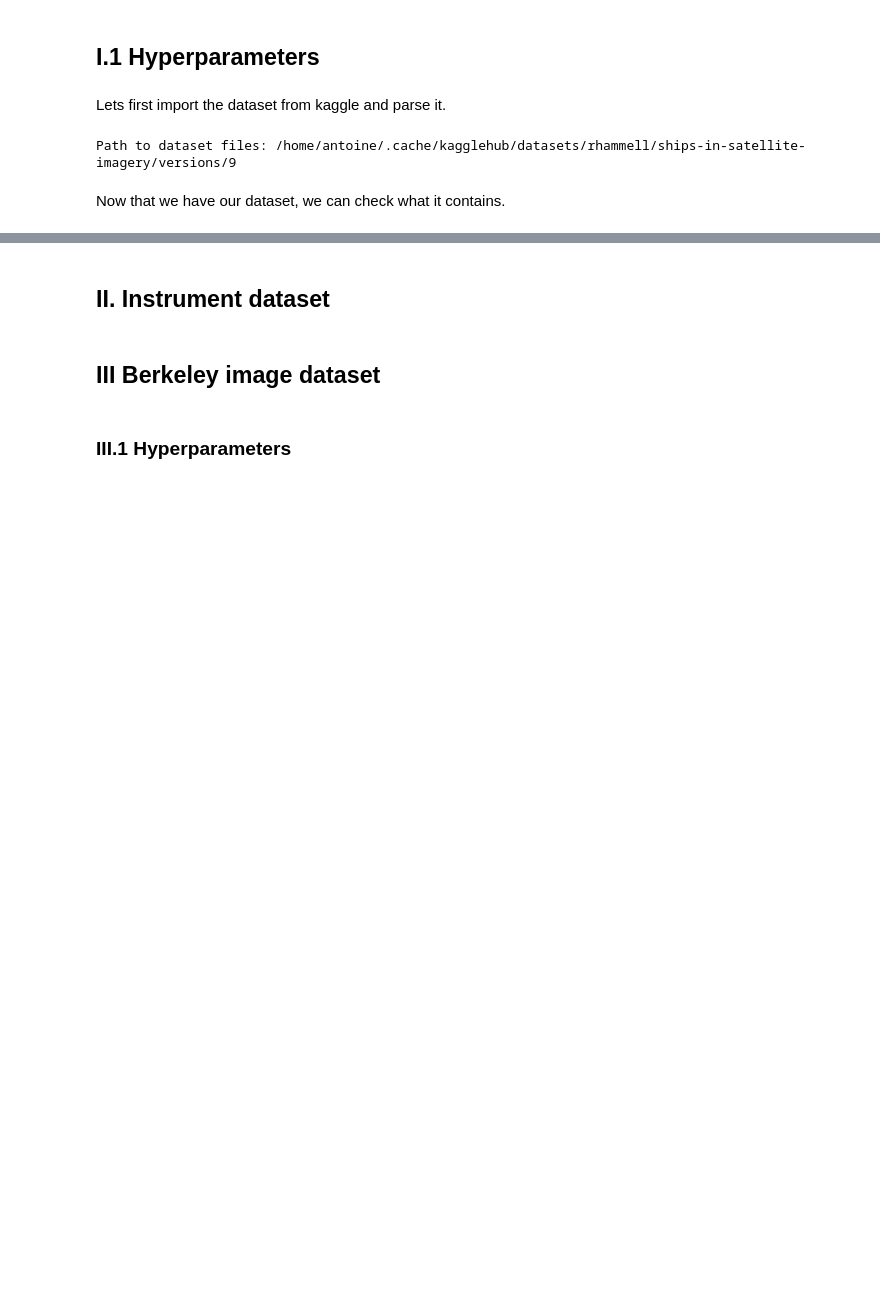
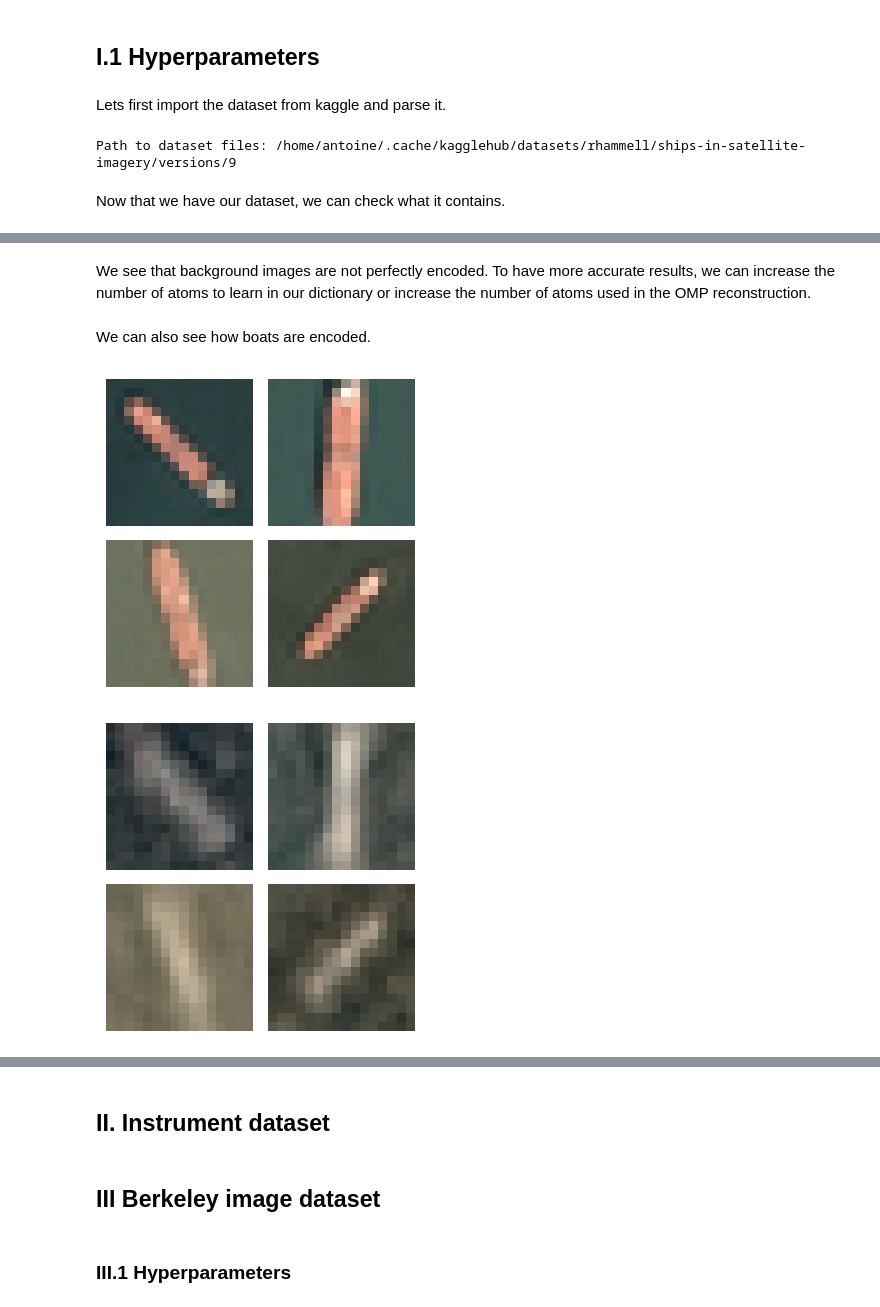
Before and after one commit to IAntoineV/Dictionary-Learning, a Jupyter notebook: LAUNCH_ME.ipynb, the cells around one changed output, grey strips where cells are left out. Drawn from its saved outputs; the diff is of its cells as text; code cells hidden in the pictures; blank space fills up the shorter version.

Commit message:
[LAUNCH_ME] boat added

```diff
--- a/LAUNCH_ME.ipynb
+++ b/LAUNCH_ME.ipynb
@@ -108,0 +153,11 @@ def get_trained_dico():
+# %% [markdown]
+We see that background images are not perfectly encoded. To have more accurate results, we can increase the number of atoms to learn in our dictionary or increase the number of atoms used in the OMP reconstruction.
+# %% [markdown]
+We can also see how boats are encoded.
+# %%
+x_transformed_boat = make_prediction(x_boat_preprocessing, infos_boat_preprocessing, dict_learner)
+plot_image_grid(x_boat[5:], 2)
+plot_image_grid(x_transformed_boat[5:], 2)
+# %% [output]
+[figure, added]
+[figure, added]
```
Also changed, not shown: parts of 24 cells of this notebook, 3 other files.
